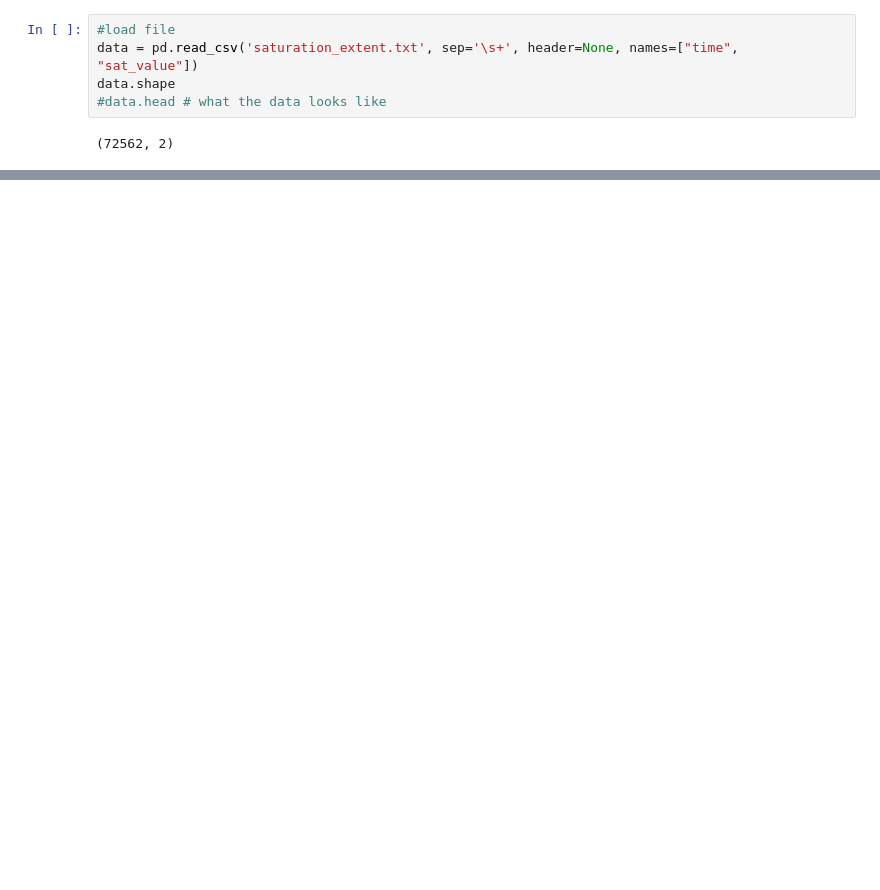
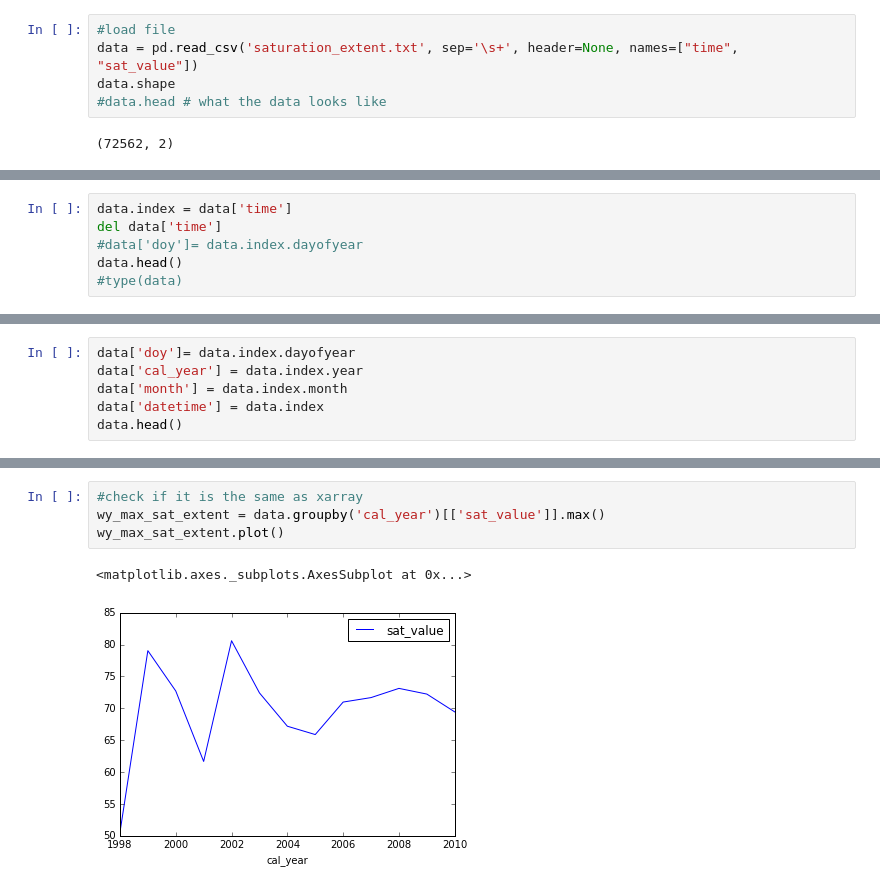
Before and after one commit to Freshwater-Initiative/SkagitLandslideHazards, a Jupyter notebook: test_notebook.ipynb, the cells around one changed output, grey strips where cells are left out. Drawn from its saved outputs; the diff is of its cells as text; blank space fills up the shorter version.

```diff
--- a/test_notebook.ipynb
+++ b/test_notebook.ipynb
@@ -79,0 +63,6 @@ df.sat_value.plot()
+# %%
+data.index = data['time']
+del data['time']
+#data['doy']= data.index.dayofyear
+data.head()
+#type(data)
@@ -79,0 +77,6 @@ df.sat_value.plot()
+# %%
+data['doy']= data.index.dayofyear
+data['cal_year'] = data.index.year
+data['month'] = data.index.month
+data['datetime'] = data.index
+data.head()
@@ -79,0 +113,7 @@ df.sat_value.plot()
+# %%
+#check if it is the same as xarray
+wy_max_sat_extent = data.groupby('cal_year')[['sat_value']].max()
+wy_max_sat_extent.plot()
+# %% [output]
+<matplotlib.axes._subplots.AxesSubplot at 0x...>
+[figure, added]
```
Also changed, not shown: parts of 21 cells of this notebook, 1 other file.
